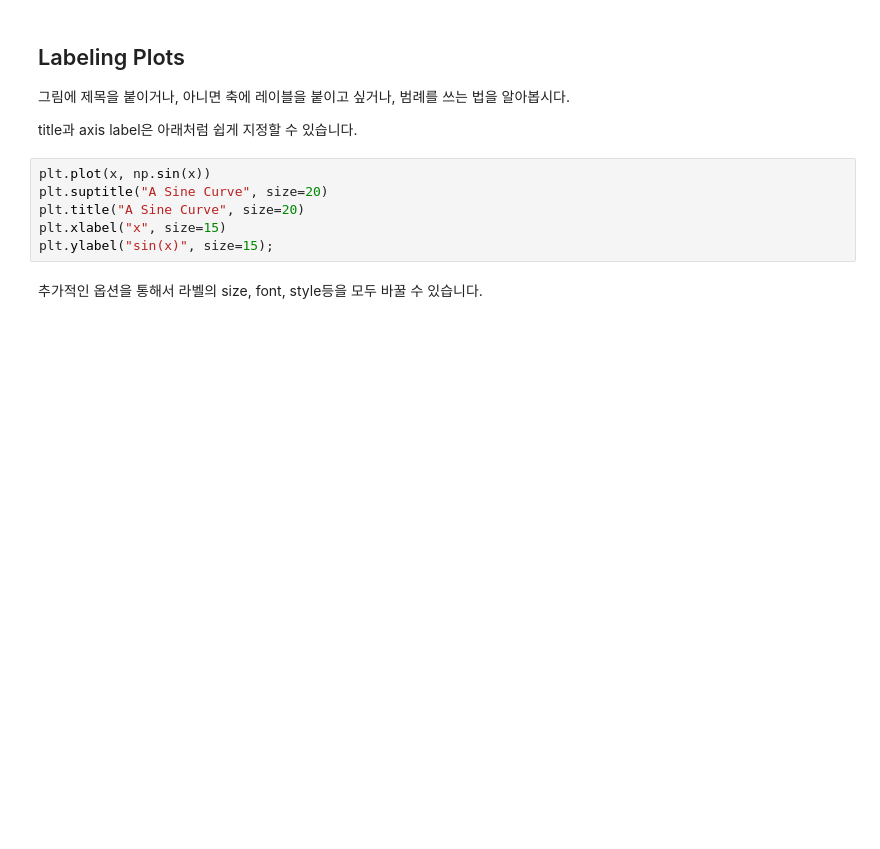
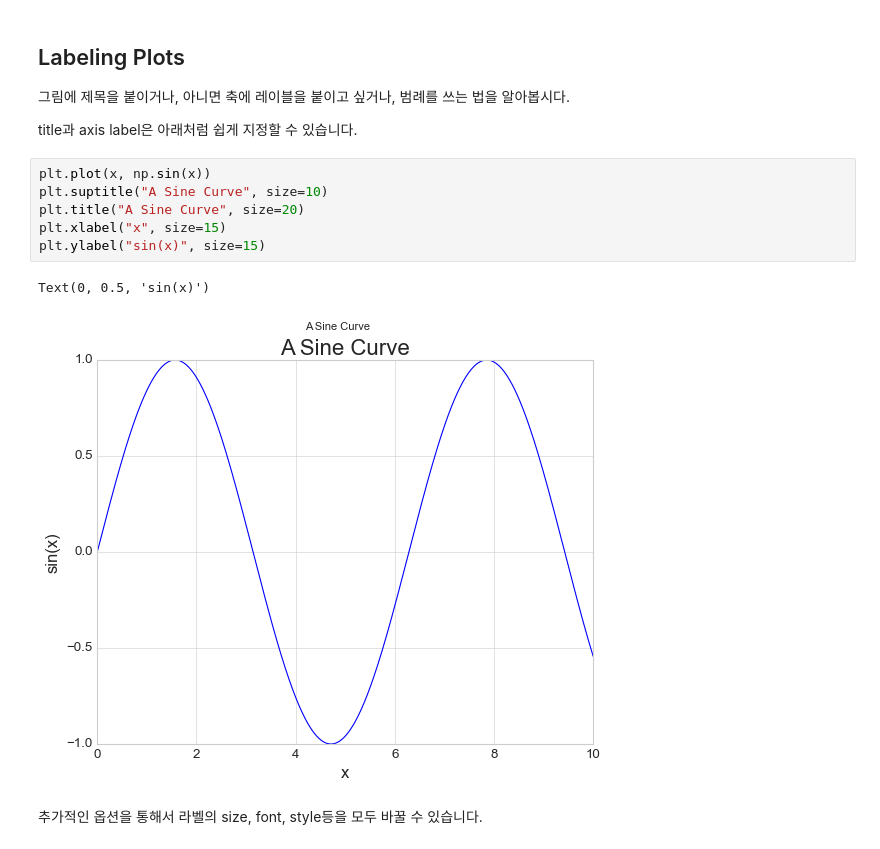
Before and after one commit to taegyunjjang/ssu2024, a Jupyter notebook: ML/5주차/W05-Visualization.ipynb, the cells around one changed output. Cells and saved outputs as stored; diff of their text form; blank space fills up the shorter version.

```diff
--- a/ML/5주차/W05-Visualization.ipynb
+++ b/ML/5주차/W05-Visualization.ipynb
@@ -339,10 +406,13 @@ plt.axis('equal')
 title과 axis label은 아래처럼 쉽게 지정할 수 있습니다.
 # %%
 plt.plot(x, np.sin(x))
-plt.suptitle("A Sine Curve", size=20)
+plt.suptitle("A Sine Curve", size=10)
 plt.title("A Sine Curve", size=20)
 plt.xlabel("x", size=15)
-plt.ylabel("sin(x)", size=15);
+plt.ylabel("sin(x)", size=15)
+# %% [output]
+Text(0, 0.5, 'sin(x)')
+[figure, added]
 # %% [markdown]
 추가적인 옵션을 통해서 라벨의 size, font, style등을 모두 바꿀 수 있습니다.
 # %% [markdown]
```
Also changed, not shown: parts of 53 cells of this notebook, 46 other files.
